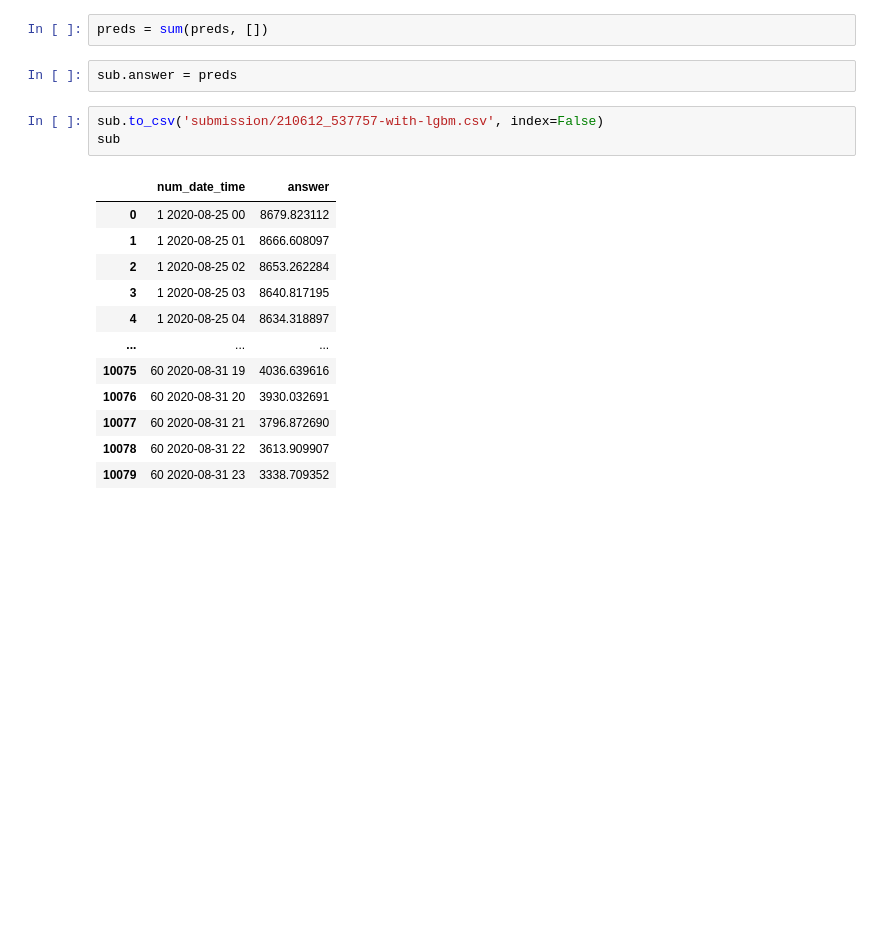
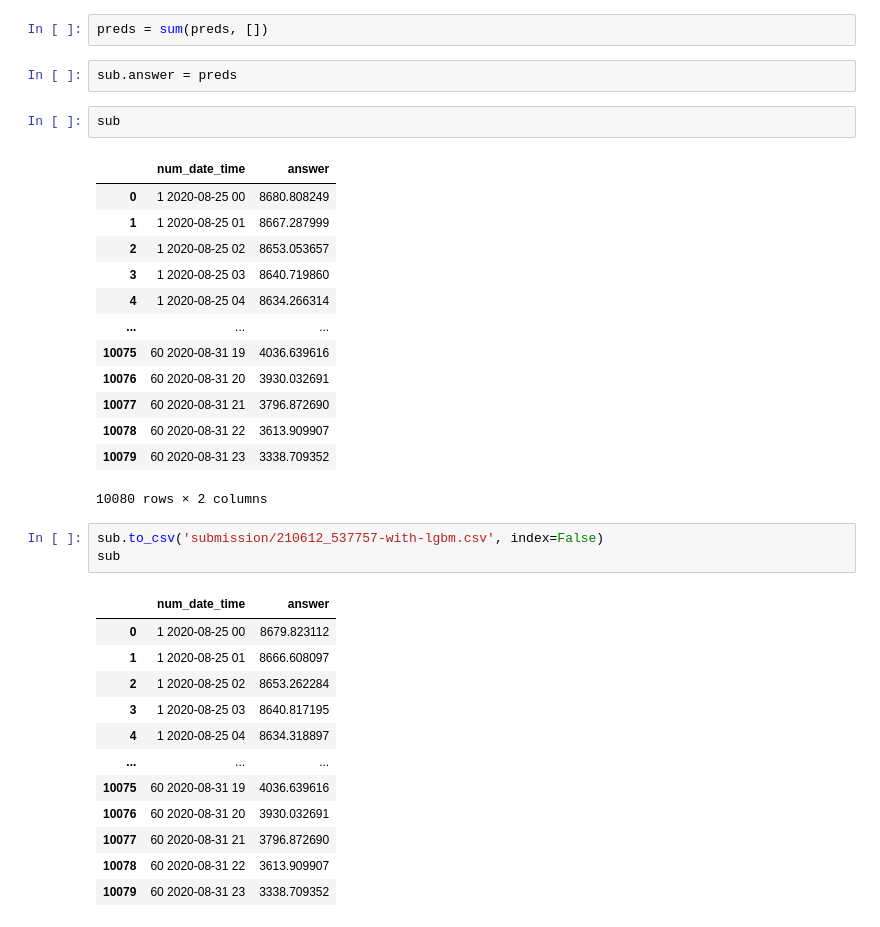
Before and after one commit to thinpig99/dacon_energy, a Jupyter notebook: modeling.ipynb, the cells around one changed output. Cells and saved outputs as stored; diff of their text form; blank space fills up the shorter version.

```diff
--- a/modeling.ipynb
+++ b/modeling.ipynb
@@ -633,6 +631,22 @@ Early stopping, best iteration is:
 preds = sum(preds, [])
 # %%
 sub.answer = preds
+# %%
+sub
+# %% [output]
+|  | num_date_time | answer |
+| 0 | 1 2020-08-25 00 | 8680.808249 |
+| 1 | 1 2020-08-25 01 | 8667.287999 |
+| 2 | 1 2020-08-25 02 | 8653.053657 |
+| 3 | 1 2020-08-25 03 | 8640.719860 |
+| 4 | 1 2020-08-25 04 | 8634.266314 |
+| ... | ... | ... |
+| 10075 | 60 2020-08-31 19 | 4036.639616 |
+| 10076 | 60 2020-08-31 20 | 3930.032691 |
+| 10077 | 60 2020-08-31 21 | 3796.872690 |
+| 10078 | 60 2020-08-31 22 | 3613.909907 |
+| 10079 | 60 2020-08-31 23 | 3338.709352 |
+10080 rows × 2 columns
 # %%
 sub.to_csv('submission/210612_537757-with-lgbm.csv', index=False)
 sub
```
Also changed, not shown: parts of 62 cells of this notebook, 3 other files.
